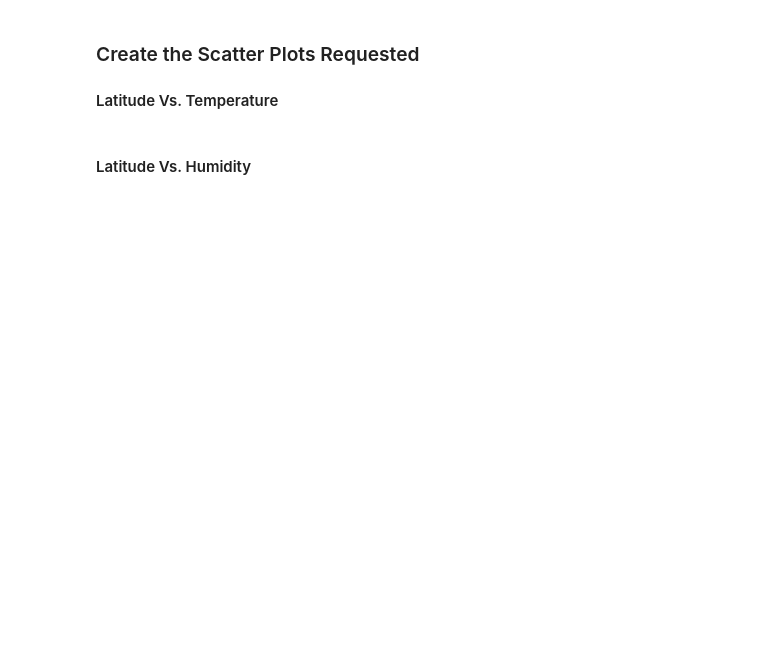
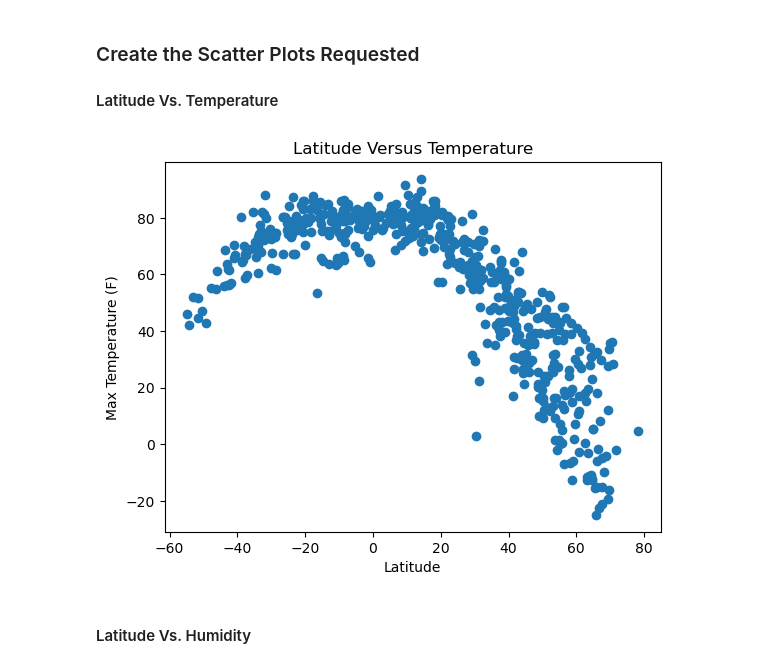
Before and after one commit to virgowolf/python-api-challenge, a Jupyter notebook: WeatherPy/WeatherPy.ipynb, the cells around one changed output. Cells and saved outputs as stored; diff of their text form; code cells hidden in the pictures; blank space fills up the shorter version.

Commit message:
added scatterplots and first regression

```diff
--- a/WeatherPy/WeatherPy.ipynb
+++ b/WeatherPy/WeatherPy.ipynb
@@ -182,16 +180,21 @@ city_data_df.head()
 #### Latitude Vs. Temperature
 # %%
 # Build scatter plot for latitude vs. temperature
-# YOUR CODE HERE
 
-# Incorporate the other graph properties
-# YOUR CODE HERE
+x_values = city_data_df['latitude']
+y_values = city_data_df['max temp']
+plt.scatter(x_values,y_values)
+plt.xlabel('Latitude')
+plt.ylabel('Max Temperature (F)')
+plt.title("Latitude Versus Temperature")
 
 # Save the figure
 plt.savefig("output_data/Fig1.png")
 
 # Show plot
 plt.show()
+# %% [output]
+[figure, added]
 # %% [markdown]
 #### Latitude Vs. Humidity
 # %%
```
Also changed, not shown: parts of 7 cells of this notebook, 5 other files.
